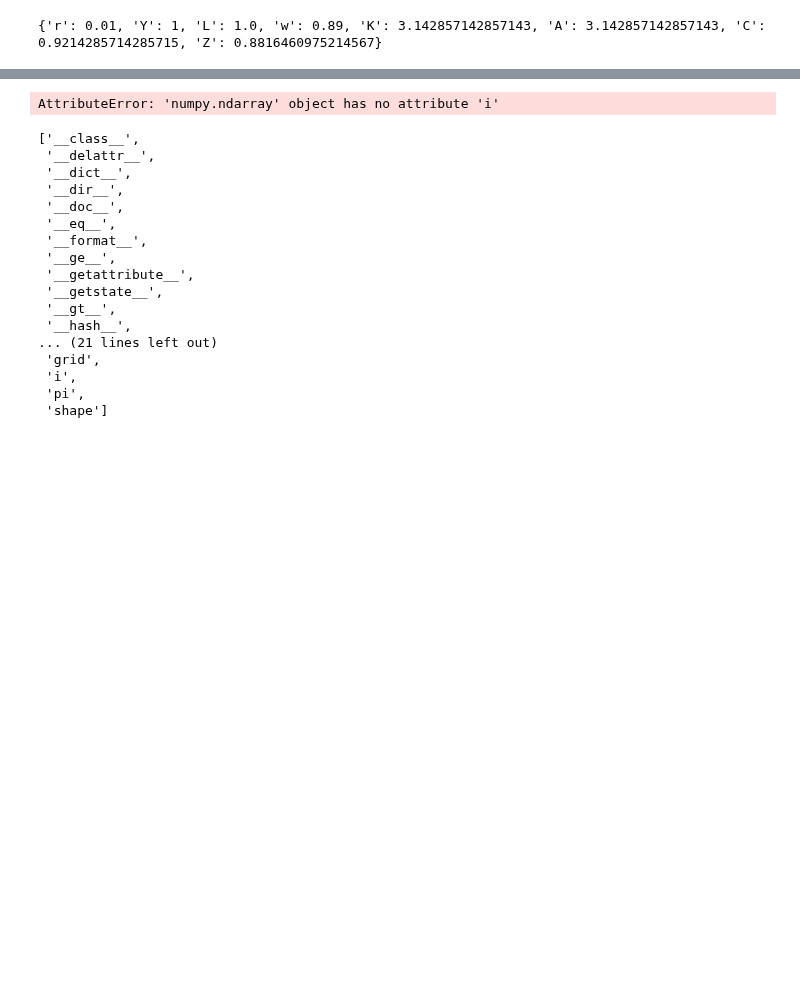
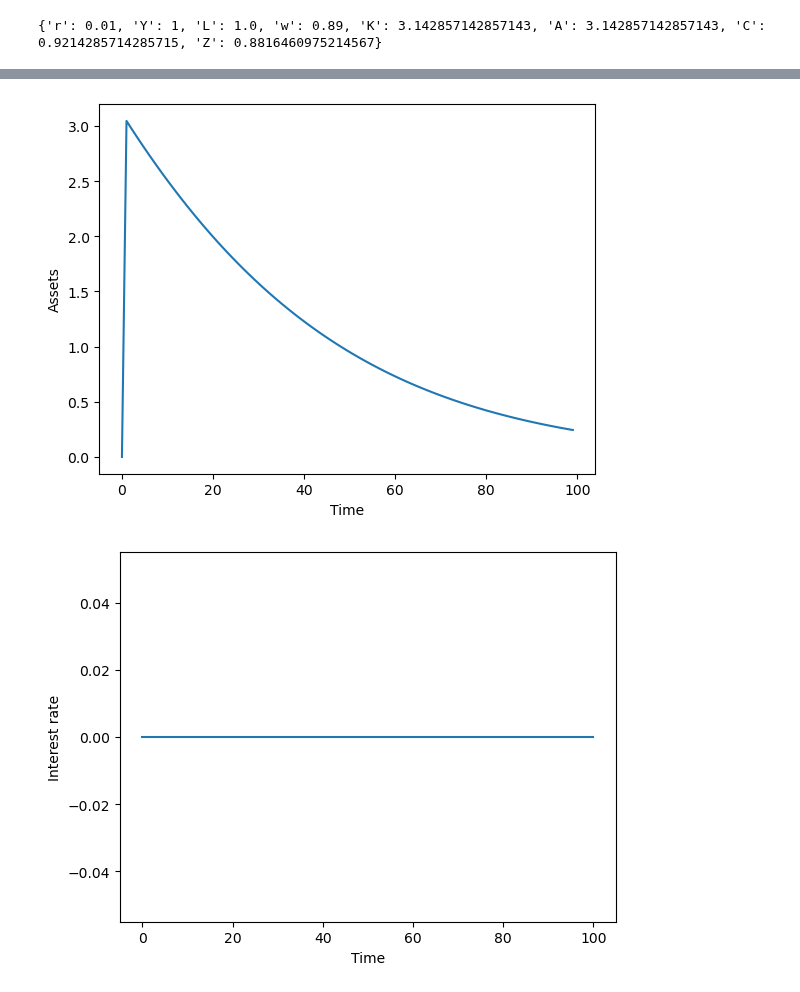
Before and after one commit to johanneswieland/281-Computational, a Jupyter notebook: Topic8/sequencespaceha.ipynb, the cells around one changed output, grey strips where cells are left out. Cells and saved outputs as stored; diff of their text form; code cells hidden in the pictures; blank space fills up the shorter version.

Commit message:
lecture 8 sequence space HA notebook

```diff
--- a/Topic8/sequencespaceha.ipynb
+++ b/Topic8/sequencespaceha.ipynb
@@ -55,7 +55,7 @@ a_grid = grids.agrid(amin=amin, amax=amax, n=nA)
 J = firm(calib, ss, T)
 # %%
 # define backward step
-def backward_step(Va_p, a_grid, e_grid, r, w, beta, eis):
+def backward_step(Va_p, Pi, a_grid, e_grid, r, w, beta, eis):
     uc_nextgrid = beta * (Pi @ Va_p)
     c_nextgrid = uc_nextgrid ** (-eis)
     coh = (1 + r) * a_grid[np.newaxis, :] + w * e_grid[:, np.newaxis]
@@ -66,10 +66,10 @@ def backward_step(Va_p, a_grid, e_grid, r, w, beta, eis):
     return Va, a, c
 
 # steady state solver
-def solve_steady_state_policy(Va0, a_grid, e_grid, r, w, beta, eis):
+def solve_steady_state_policy(Va0, Pi, a_grid, e_grid, r, w, beta, eis):
     Va = Va0
-    for n in range(1000):
-        Va, a, c = backward_step(Va, a_grid, e_grid, r, w, beta, eis)
+    for n in range(10000):
+        Va, a, c = backward_step(Va, Pi, a_grid, e_grid, r, w, beta, eis)
         if np.max(np.abs(Va - Va0)) < 1e-8:
             print(f'Converged after {n} iterations')
             break
@@ -112,12 +112,3 @@ def compute_steady_state_distribution(a, a_grid, e_grid, Pi):
             print(f'Converged after {n} iterations')
             break
     return D, Lambda
-
-
-beta = 0.981952788061795
-# solve for beta such that asset demand is at steady state
-coh = (1 + r) * a_grid[np.newaxis, :] + ss['w'] * e_grid[:, np.newaxis]
-Va0 = (1 + r) * (0.1 * coh) ** (-1 / eis)
-
-Va, a, c = solve_steady_state_policy(Va0, a_grid, e_grid, ss['r'], ss['w'], beta, eis)
-D, Lambda = compute_steady_state_distribution(a, a_grid, e_grid, Pi)
@@ -163,24 +163,37 @@ beta
-# %%
-print(D.i)
-# %% [output]
-AttributeError: 'numpy.ndarray' object has no attribute 'i'
-# %%
-dir(D)
-# %% [output]
-['__class__',
- '__delattr__',
- '__dict__',
- '__dir__',
- '__doc__',
- '__eq__',
- '__format__',
- '__ge__',
- '__getattribute__',
- '__getstate__',
- '__gt__',
- '__hash__',
-... (21 lines left out)
- 'grid',
- 'i',
- 'pi',
- 'shape']
+# %%
+# define r sequence
+dx = 1e-3
+dA_seq = np.zeros(T,)
+dr_seq = np.zeros(T + 1,)
+dr_seq[0] = dx
+
+# solve backward step starting at T + 1
+Va_p = ss['Va']
+a_seq = np.zeros((nE, nA, T + 1))
+for t in range(T, -1, -1):
+    Va_p, a_seq[:, :, t], c = backward_step(Va_p, Pi, a_grid, e_grid, ss['r'] + dr_seq[t], ss['w'], calib['beta'], eis)
+
+
+# solve forward step starting at t = 0
+D = ss['D']
+for t in range(0, T, 1):
+    dA_seq[t] = (np.sum(D @ a_grid) - ss['A']) / dx
+    Lambda = compute_transition_matrix(a_seq[:, :, t], a_grid, e_grid, Pi)
+    D = Lambda.T @ D.reshape(nE * nA,)
+    D = D.reshape(nE, nA)
+
+# plor IRF of assets and interest rate
+plt.figure()
+plt.plot(dA_seq)
+plt.xlabel('Time')
+plt.ylabel('Assets')
+plt.show()
+
+plt.figure()
+plt.plot(r_seq)
+plt.xlabel('Time')
+plt.ylabel('Interest rate')
+plt.show()
+# %% [output]
+[figure, added]
+[figure, added]
```
Also changed, not shown: parts of 3 cells of this notebook.
